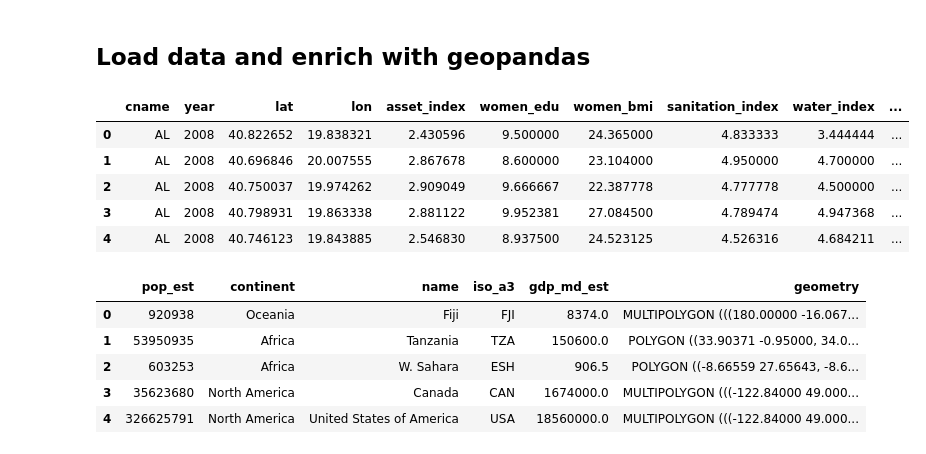
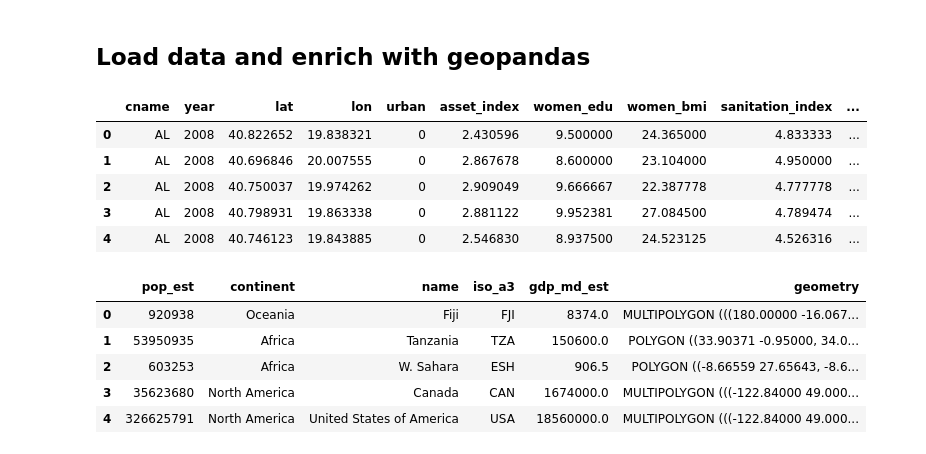
Before and after one commit to caravanuden/sdg-text, a Jupyter notebook: notebooks/eda.ipynb, the cells around one changed output. Drawn from its saved outputs; the diff is of its cells as text; code cells hidden in the pictures.

```diff
--- a/notebooks/eda.ipynb
+++ b/notebooks/eda.ipynb
@@ -56,18 +57,20 @@ import seaborn as sns
 ## Load data and enrich with geopandas
 # %%
 df = pd.read_csv('../data/dhs_final_labels.csv')
-metadata = ['cname', 'year', 'lat', 'lon']
+metadata = ['cname', 'year', 'lat', 'lon', 'urban']
 features = ['asset_index', 'women_edu', 'women_bmi', 'sanitation_index', 'water_index', 'under5_mort']
 df = df[metadata+features]
+df['urban'] = df['urban'] == 'U'
+df['urban'] = df['urban'].astype(int)
 
 df.head()
 # %% [output]
-|  | cname | year | lat | lon | asset_index | women_edu | women_bmi | sanitation_index | water_index | ... |
-| 0 | AL | 2008 | 40.822652 | 19.838321 | 2.430596 | 9.500000 | 24.365000 | 4.833333 | 3.444444 | ... |
-| 1 | AL | 2008 | 40.696846 | 20.007555 | 2.867678 | 8.600000 | 23.104000 | 4.950000 | 4.700000 | ... |
-| 2 | AL | 2008 | 40.750037 | 19.974262 | 2.909049 | 9.666667 | 22.387778 | 4.777778 | 4.500000 | ... |
-| 3 | AL | 2008 | 40.798931 | 19.863338 | 2.881122 | 9.952381 | 27.084500 | 4.789474 | 4.947368 | ... |
-| 4 | AL | 2008 | 40.746123 | 19.843885 | 2.546830 | 8.937500 | 24.523125 | 4.526316 | 4.684211 | ... |
+|  | cname | year | lat | lon | urban | asset_index | women_edu | women_bmi | sanitation_index | ... |
+| 0 | AL | 2008 | 40.822652 | 19.838321 | 0 | 2.430596 | 9.500000 | 24.365000 | 4.833333 | ... |
+| 1 | AL | 2008 | 40.696846 | 20.007555 | 0 | 2.867678 | 8.600000 | 23.104000 | 4.950000 | ... |
+| 2 | AL | 2008 | 40.750037 | 19.974262 | 0 | 2.909049 | 9.666667 | 22.387778 | 4.777778 | ... |
+| 3 | AL | 2008 | 40.798931 | 19.863338 | 0 | 2.881122 | 9.952381 | 27.084500 | 4.789474 | ... |
+| 4 | AL | 2008 | 40.746123 | 19.843885 | 0 | 2.546830 | 8.937500 | 24.523125 | 4.526316 | ... |
 # %%
 from shapely.geometry import Point
 import geopandas as gpd
```
Also changed, not shown: parts of 18 cells of this notebook.
